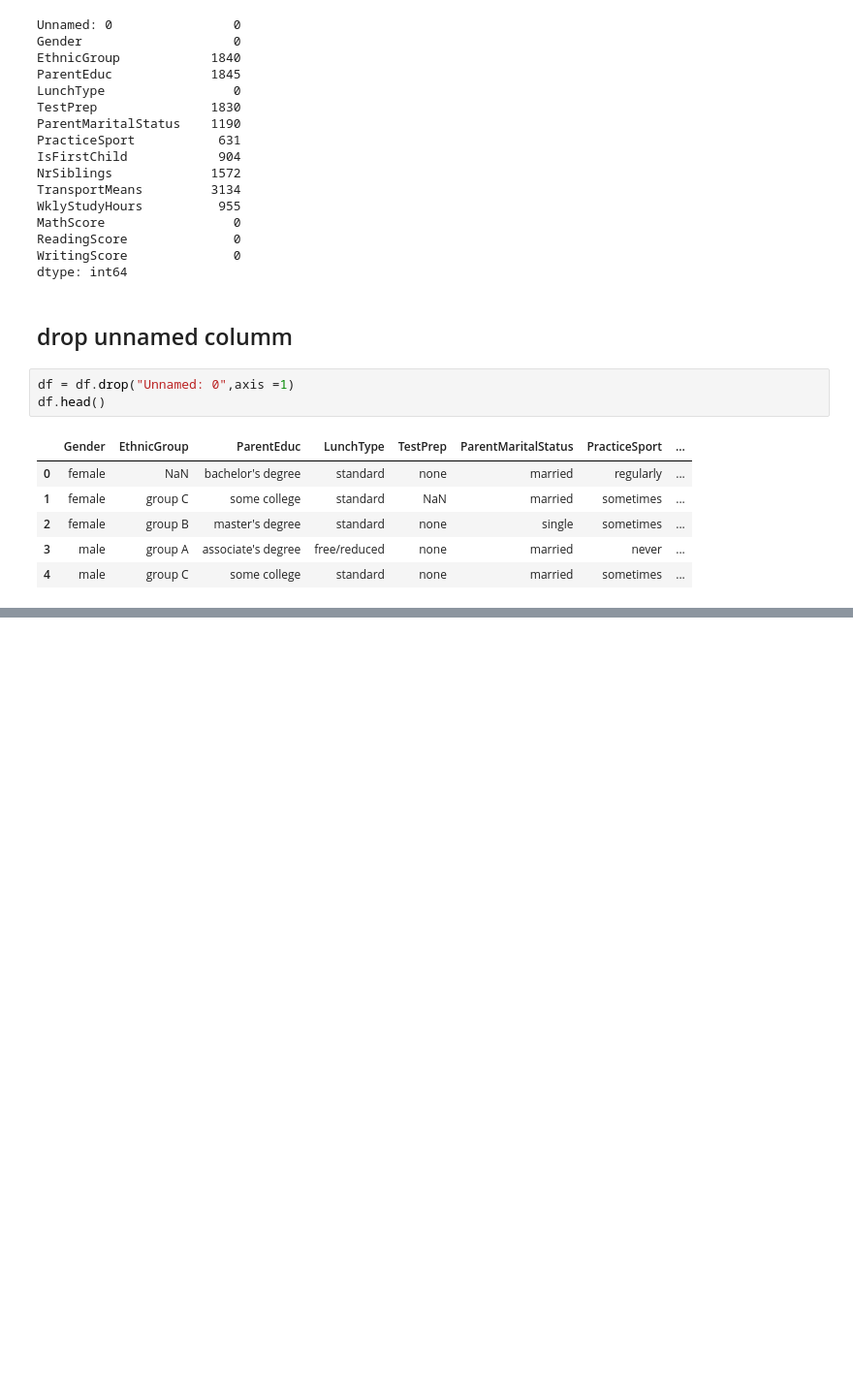
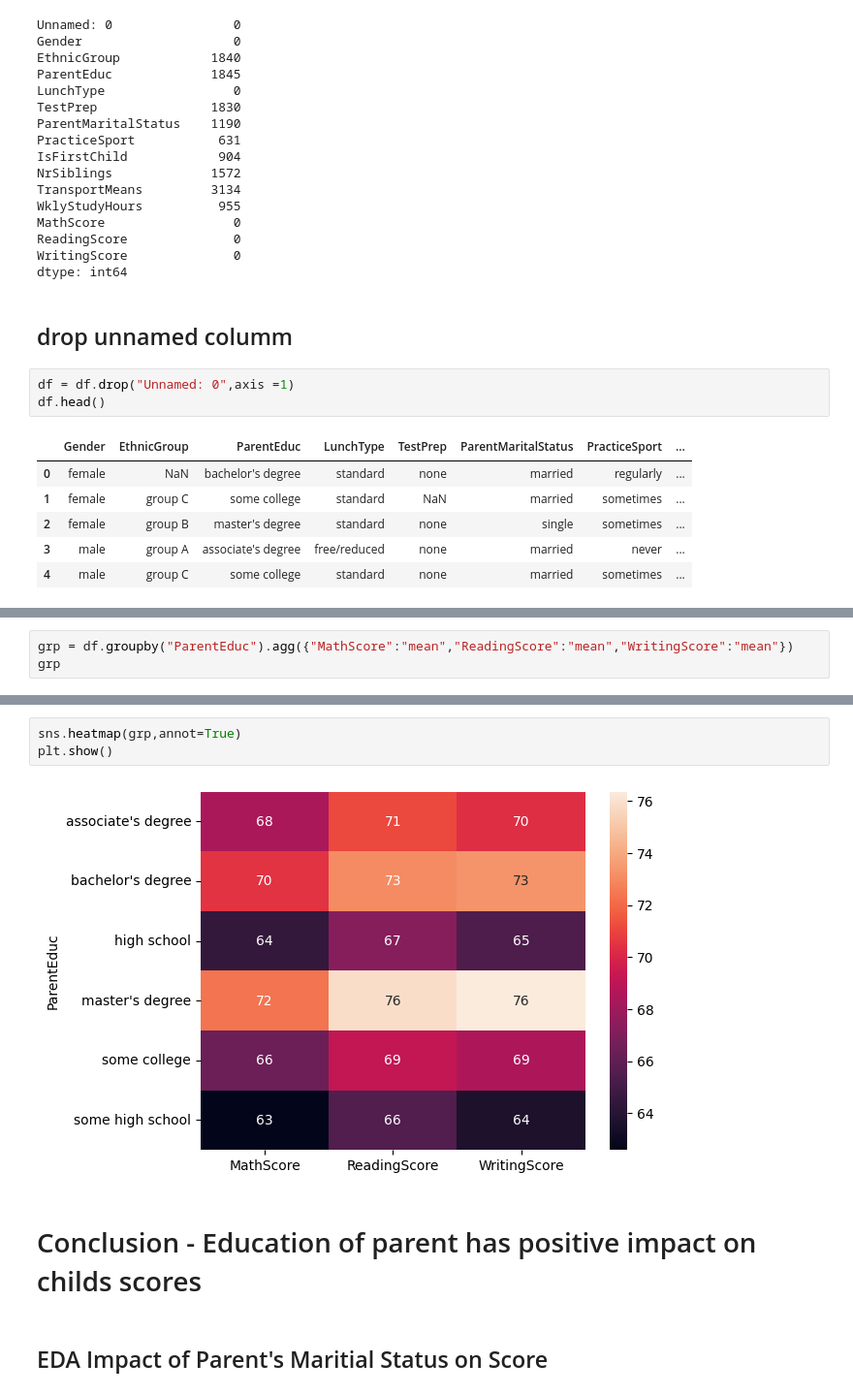
Before and after one commit to de-niks/student_results, a Jupyter notebook: student_results.ipynb, the cells around one changed output, grey strips where cells are left out. Shown: that part at 97% size. Saved outputs shown, nothing was run; the diff lists cells and outputs as text; blank space fills up the shorter version.

```diff
--- a/student_results.ipynb
+++ b/student_results.ipynb
@@ -88,0 +112,3 @@ df.head()
+# %%
+grp = df.groupby("ParentEduc").agg({"MathScore":"mean","ReadingScore":"mean","WritingScore":"mean"})
+grp
@@ -88,0 +124,9 @@ df.head()
+# %%
+sns.heatmap(grp,annot=True)
+plt.show()
+# %% [output]
+[figure, added]
+# %% [markdown]
+# Conclusion - Education of parent has positive impact on childs scores
+# %% [markdown]
+## EDA Impact of Parent's Maritial Status on Score
```
Also changed, not shown: parts of 12 cells of this notebook.
